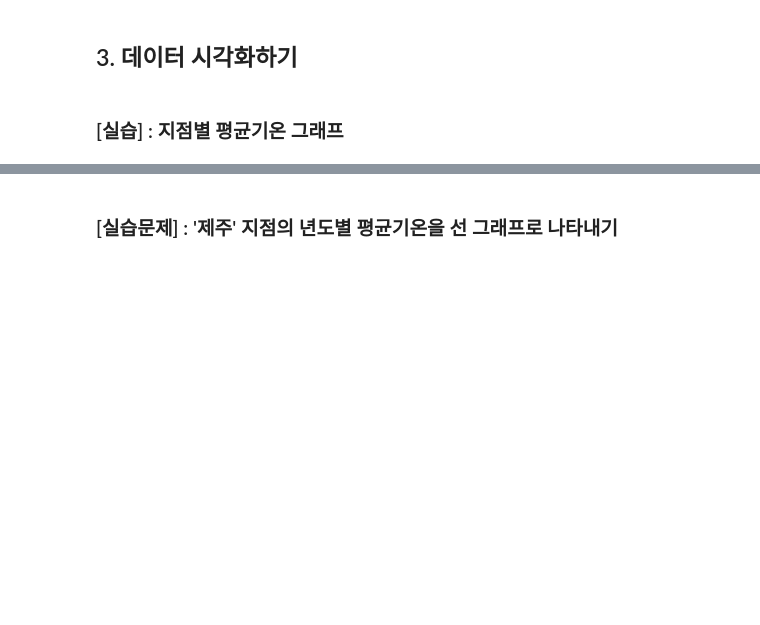
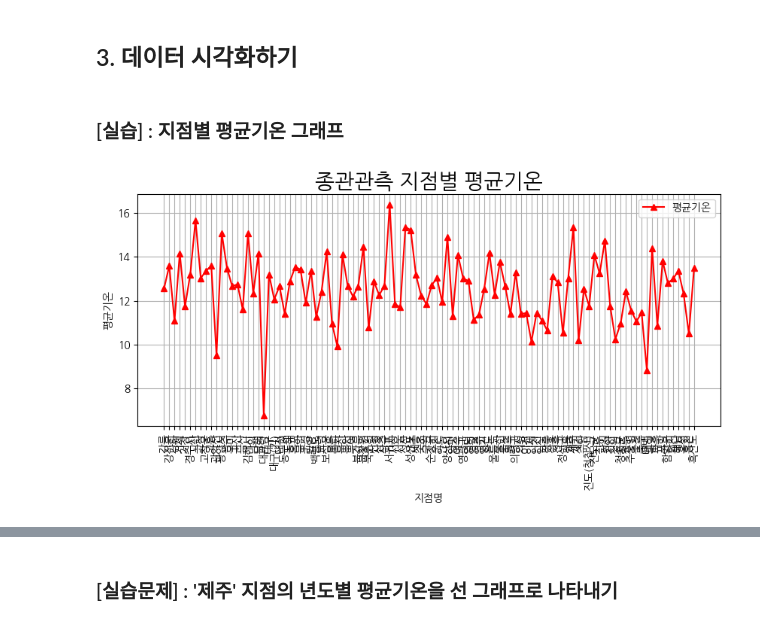
Before and after one commit to leejulie09/projectmanager, a Jupyter notebook: 2_데이터분석_03_공공데이터_기상청날씨_실습.ipynb, the cells around one changed output, grey strips where cells are left out. Drawn from its saved outputs; the diff is of its cells as text; code cells hidden in the pictures; blank space fills up the shorter version.

```diff
--- a/2_데이터분석_03_공공데이터_기상청날씨_실습.ipynb
+++ b/2_데이터분석_03_공공데이터_기상청날씨_실습.ipynb
@@ -354,34 +679,36 @@ df.to_csv(file, encoding='cp949', mode='w', index=True)
 # %%
 import pandas as pd
 import matplotlib.pyplot as plt
 
 # 한글,그래프크기
-plt.rcParams['font.family'] = 'Malgun Gothic'
+plt.rcParams['font.family'] = 'NanumGothic'
 plt.rcParams['figure.figsize'] = (10, 4)
 plt.rcParams['axes.unicode_minus']
 
 # 1.데이터 불러오기
-
-
-
+file = './sample_data/weather_data.csv'
+# file = './sample_data/OBS_ASOS_MNH_20230830103358.csv'
+df = pd.read_csv(file, encoding='CP949')
 
 # 2.컬럼명 지정
 df.columns = ['지점', '지점명', '일시', '평균기온', '최고기온', '최저기온',
               '평균현지기압','평균상대습도', '월합강수량', '평균풍',
               '일조시간','최심적설']
 df['년도'] = df.일시.str[0:4]
 df.head(2)
 
 
 # 3.지점별 평균 구하기(지점 30개만 추출)
-df_mean =
+df_mean = df.groupby('지점명').aggregate({'평균기온':'mean'})
 
 plt.plot(df_mean, '^', linestyle='solid', c='red', label='평균기온')
 plt.xticks(rotation=90)
 plt.title('종관관측 지점별 평균기온', fontsize=20)
 plt.xlabel('지점명'); plt.ylabel('평균기온');
 plt.legend(); plt.grid();
 plt.show()
+# %% [output]
+[figure, added]
 # %%
 import pandas as pd
 import matplotlib.pyplot as plt
```
Also changed, not shown: parts of 45 cells of this notebook.
